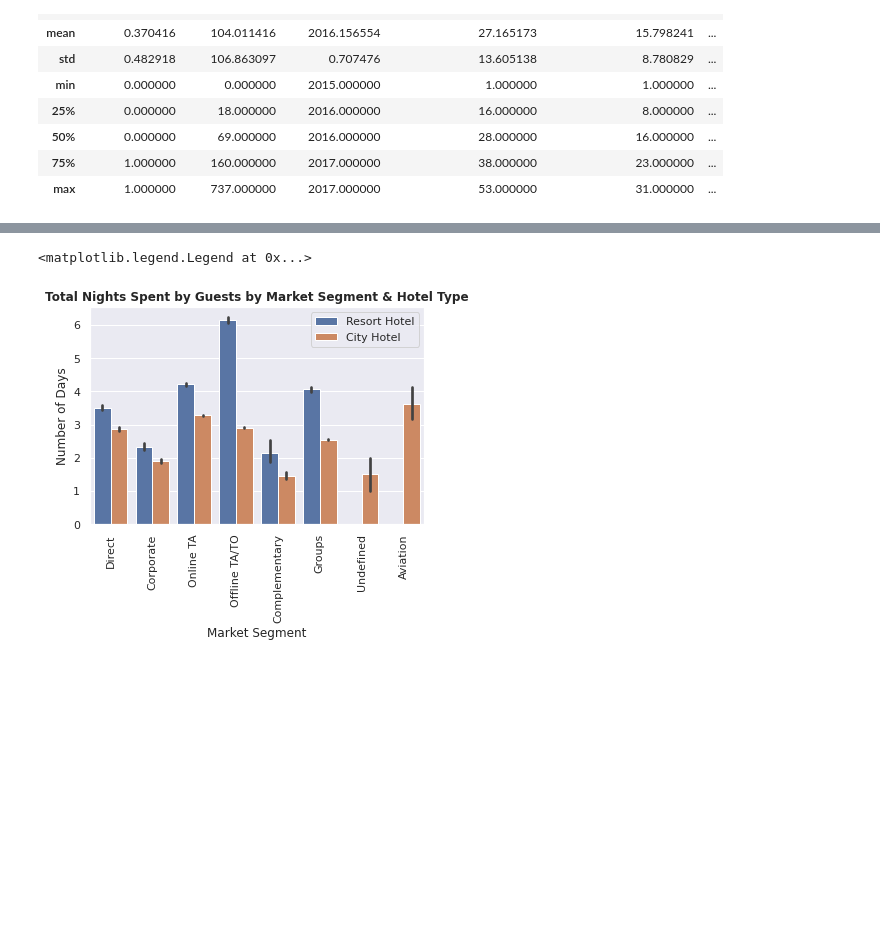
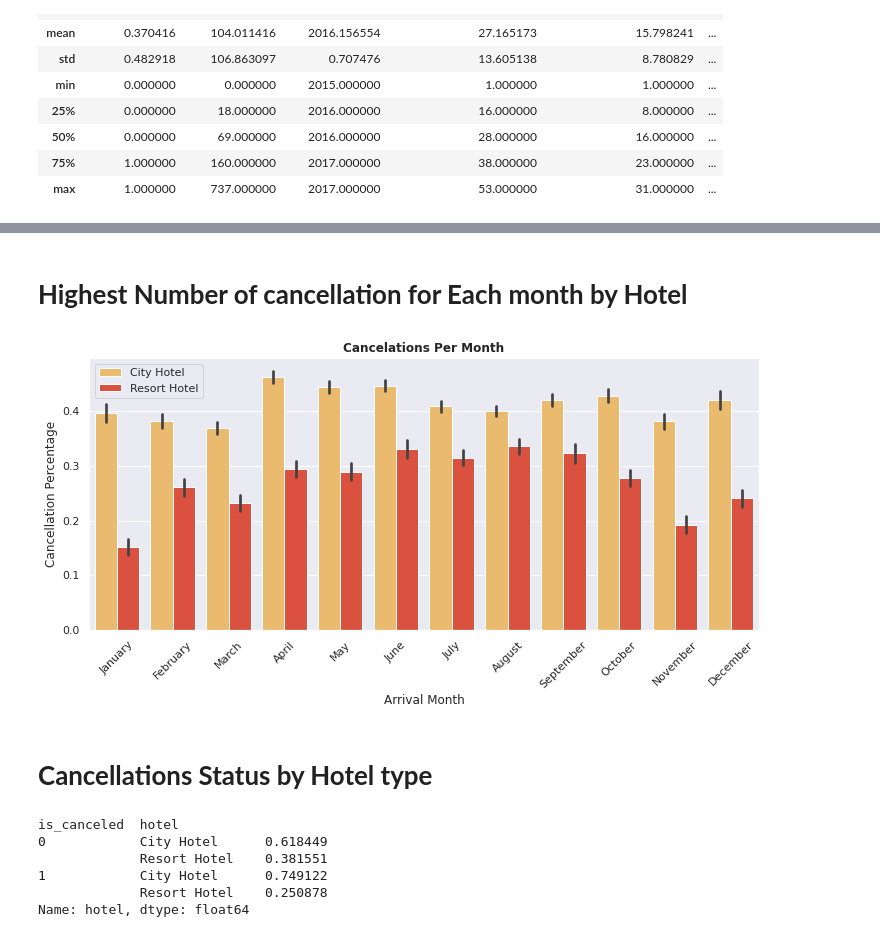
Before and after one commit to Sathya-Prakash-Yuva/Hotel-Booking-Analysis, a Jupyter notebook: Copy_of_Hotel_Booking_Analysis_Capstone_Project.ipynb, the cells around one changed output, grey strips where cells are left out. Saved outputs shown, nothing was run; the diff lists cells and outputs as text; code cells hidden in the pictures; blank space fills up the shorter version.

```diff
--- a/Copy_of_Hotel_Booking_Analysis_Capstone_Project.ipynb
+++ b/Copy_of_Hotel_Booking_Analysis_Capstone_Project.ipynb
@@ -102,7 +106,7 @@ Data columns (total 30 columns):
 dtypes: float64(2), int64(16), object(12)
 memory usage: 27.3+ MB
 # %%
-df.dropna(axis=1,inplace=True)
+df.dropna(inplace=True)
 # %%
 df.isna().sum()
 # %% [output]
@@ -446,12 +448,3 @@ df.describe()
 | 50% | 0.000000 | 69.000000 | 2016.000000 | 28.000000 | 16.000000 | ... |
 | 75% | 1.000000 | 160.000000 | 2017.000000 | 38.000000 | 23.000000 | ... |
 | max | 1.000000 | 737.000000 | 2017.000000 | 53.000000 | 31.000000 | ... |
-# %%
-import matplotlib.pyplot as plt
-df['total_stay'] = df['stays_in_week_nights'] + df['stays_in_weekend_nights']
-sns.barplot(x = "market_segment", y = "total_stay", data = df, hue= "hotel", palette = 'deep')
-plt.title('Total Nights Spent by Guests by Market Segment & Hotel Type', weight='bold')
-plt.xlabel('Market Segment')
-plt.xticks(rotation=45)
-plt.ylabel('Number of Days')
-plt.legend(loc = "upper right")
@@ -462,0 +562,8 @@ plt.legend(loc = "upper right")
+# %%
+ordered_months = ["January", "February", "March", "April", "May", "June", "July", "August", "September", "October", "November", "December"]
+df['arrival_date_month'] = pd.Categorical(df['arrival_date_month'], categories=ordered_months, ordered=True)
+sns.countplot(x='arrival_date_month', data = df,hue='hotel',palette= 'Set1')
+plt.title('Most Occupied (Busiest) Month with Bookings', weight='bold')
+plt.xlabel('Month')
+plt.xticks(rotation=45)
+plt.ylabel('Reservation Count')
@@ -462,0 +597,3 @@ plt.legend(loc = "upper right")
+# %%
+df['Kids']=df['children']+df['babies']
+sns.countplot(data = df, x = 'Kids', hue = 'hotel').set_title("Number of children", fontsize = 20)
@@ -463,11 +619,24 @@ plt.legend(loc = "upper right")
+# %% [markdown]
+# **Highest Number of cancellation for Each month by Hotel**
 # %%
-df['total_stay'] = df['stays_in_week_nights'] + df['stays_in_weekend_nights']
-sns.barplot(x = "market_segment", y = "total_stay", data = df, hue= "hotel", palette = 'deep')
-plt.title('Total Nights Spent by Guests by Market Segment & Hotel Type', weight='bold')
-plt.xlabel('Market Segment')
-plt.xticks(rotation=90)
-plt.ylabel('Number of Days')
-plt.legend(loc = "upper right")
+df['arrival_date_month'] = pd.Categorical(df['arrival_date_month'], categories=ordered_months, ordered=True)
+sns.barplot(x = "arrival_date_month", y = "is_canceled", hue="hotel",hue_order = ["City Hotel", "Resort Hotel"],data=df,palette= 'YlOrRd')
+plt.title("Cancelations Per Month", weight = 'bold')
+plt.xlabel("Arrival Month")
+plt.xticks(rotation=45)
+plt.ylabel("Cancellation Percentage")
+plt.legend(loc="best")
+plt.show()
 # %% [output]
-<matplotlib.legend.Legend at 0x...>
-[figure, old version]
+[figure, new version]
+# %% [markdown]
+# **Cancellations Status by Hotel type**
+# %%
+df.groupby('is_canceled')['hotel'].value_counts(normalize = True)
+# %% [output]
+is_canceled  hotel
+0            City Hotel      0.618449
+             Resort Hotel    0.381551
+1            City Hotel      0.749122
+             Resort Hotel    0.250878
+Name: hotel, dtype: float64
```
Also changed, not shown: parts of 52 cells of this notebook.
